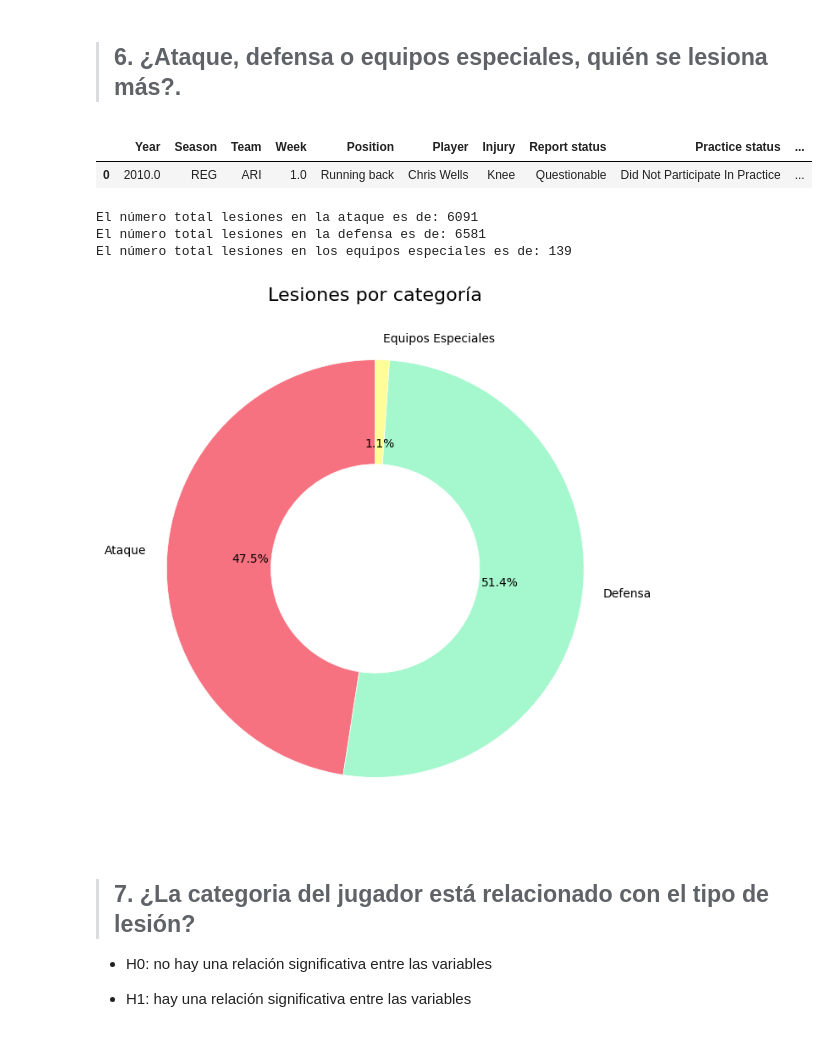
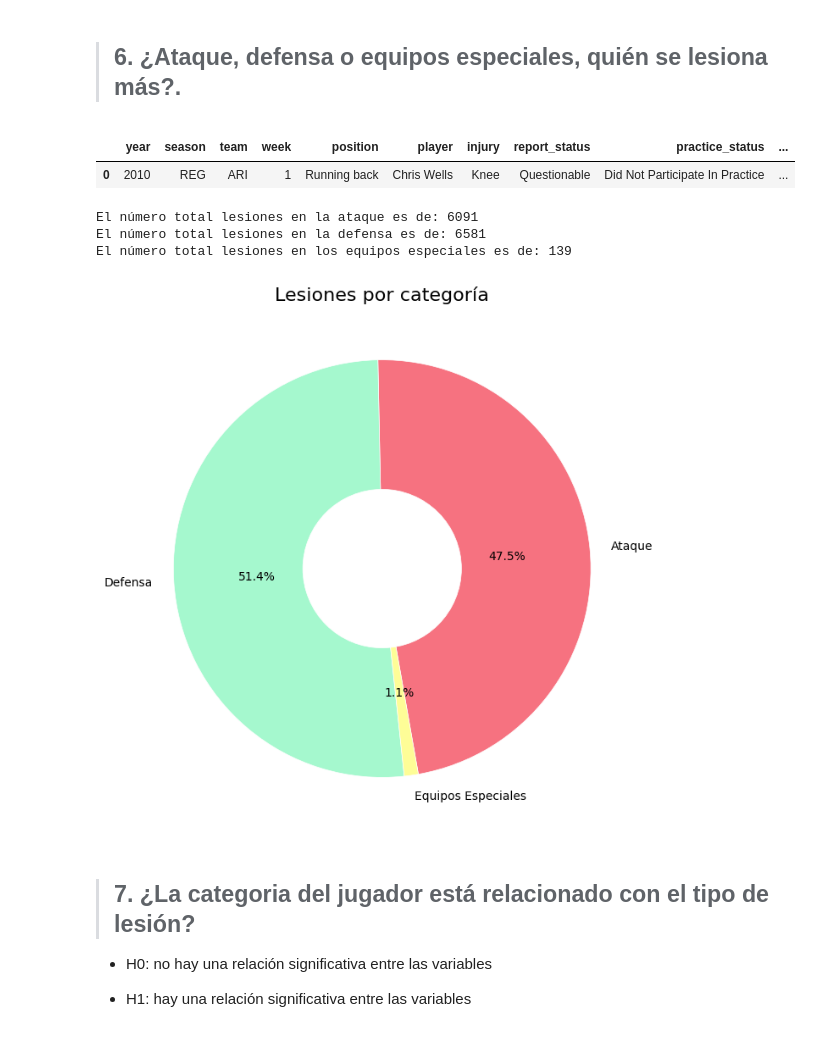
Before and after one commit to ivancorderoc/NFL_EDA, a Jupyter notebook: EDA.ipynb, the cells around one changed output. Drawn from its saved outputs; the diff is of its cells as text; code cells hidden in the pictures.

```diff
--- a/EDA.ipynb
+++ b/EDA.ipynb
@@ -343,7 +374,7 @@ injuries["Injury"].replace({"left Shoulder":"Shoulder",
 # %%
 # Actualizamos el nombre de los equipos a fecha de hoy
 
-injuries["Team"].replace({"SD":"LAC",
+injuries["team"].replace({"SD":"LAC",
                           "STL":"LA",
                           "OAK":"LV",}
                          , inplace=True)
@@ -751,7 +769,7 @@ plt.xticks(rotation = 0);
 ### <a id='12'> **5.2 Análisis bivariante y multivariante.** </a>
 # %%
 # Filtramos para ver la posicion que más veces aparece en el ranking nfl
-pos_rank = ranks_nfl["Position"].value_counts()
+pos_rank = ranks_nfl["position"].value_counts()
 for position, count in pos_rank.items():
     print(f"Los {position} tienen a {count} jugadores en el ranking.")
 
@@ -1044,14 +1077,14 @@ def category(position):
         return "Special teams"
 
 # Utilizamos la funcion creada para filtrar y agregar nueva columna
-injuries['Category'] = injuries['Position'].apply(category)
+injuries['category'] = injuries['position'].apply(category)
 # vemos nuestro dataset
 injuries.head(1)
 # %% [output]
-|  | Year | Season | Team | Week | Position | Player | Injury | Report status | Practice status | ... |
-| 0 | 2010.0 | REG | ARI | 1.0 | Running back | Chris Wells | Knee | Questionable | Did Not Participate In Practice | ... |
+|  | year | season | team | week | position | player | injury | report_status | practice_status | ... |
+| 0 | 2010 | REG | ARI | 1 | Running back | Chris Wells | Knee | Questionable | Did Not Participate In Practice | ... |
 # %%
-offense_defense = pd.crosstab(index = injuries.Year, columns=injuries.Category)
+offense_defense = pd.crosstab(index = injuries.year, columns=injuries.category)
 cross_offdef = np.array(offense_defense)
 
 tot_off = offense_defense["Offense"].sum()
@@ -1068,15 +1101,15 @@ El número total lesiones en los equipos especiales es de: 139
 # %%
 # Colores
 colors = ["#F67280", "#A5F8CE", "#FEFD97"]
 
 # Visualizacion
 fig, ax = plt.subplots(figsize=(8, 8))
-ax.pie([tot_off, tot_def, tot_spe_team], labels=["Ataque", "Defensa", "Equipos Especiales"], autopct='%1.1f%%', startangle=90, colors=colors, wedgeprops=dict(width=0.5, edgecolor='w'))
-circle = plt.Circle((0,0), 0.2, color='white')
+ax.pie([tot_off, tot_def, tot_spe_team], labels=["Ataque", "Defensa", "Equipos Especiales"], autopct='%1.1f%%', startangle=-80, colors=colors, wedgeprops=dict(width=0.8, edgecolor='w'))
+circle = plt.Circle((0,0), 0.38, color='w')
 fig.gca().add_artist(circle)
 ax.set_title("Lesiones por categoría", fontsize=16);
 # %% [output]
-[figure, old version]
+[figure, new version]
 # %% [markdown]
 > ## 7. ¿La categoria del jugador está relacionado con el tipo de lesión?
 
```
Also changed, not shown: parts of 62 cells of this notebook, 3 other files.
